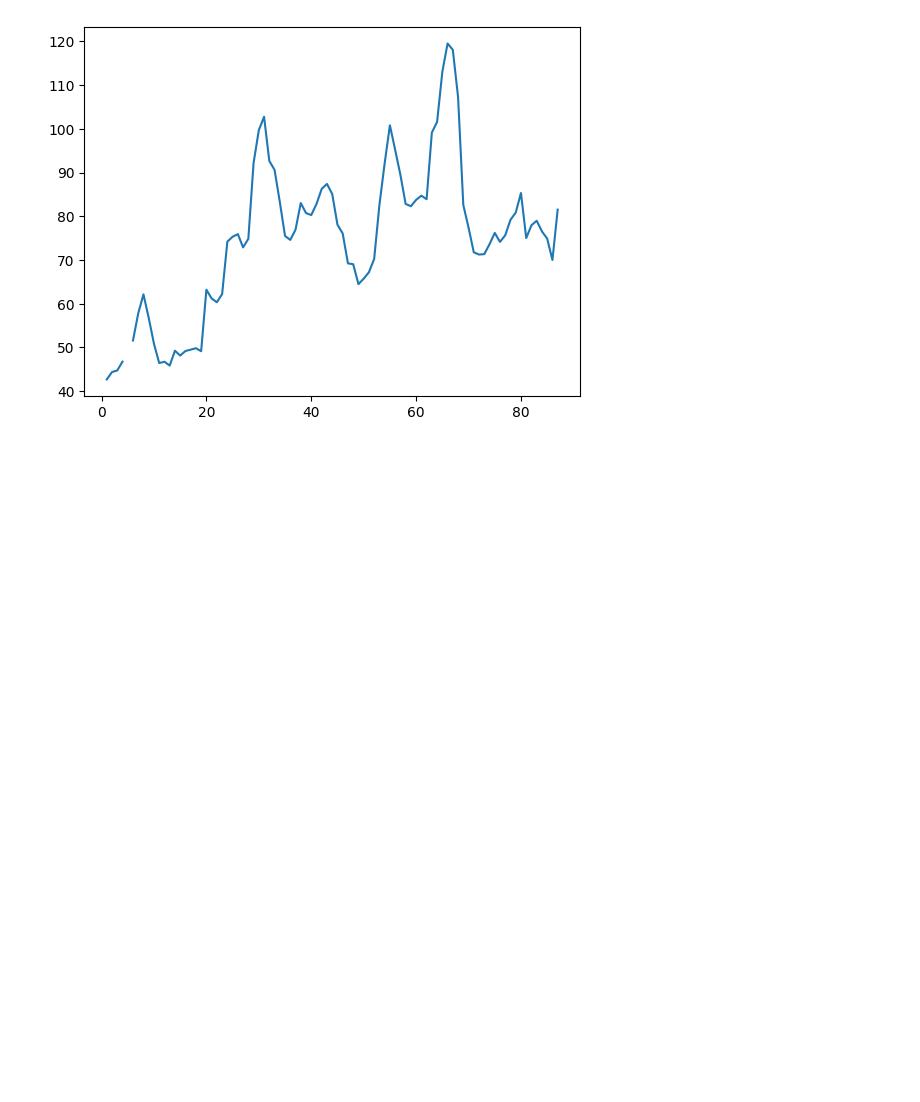
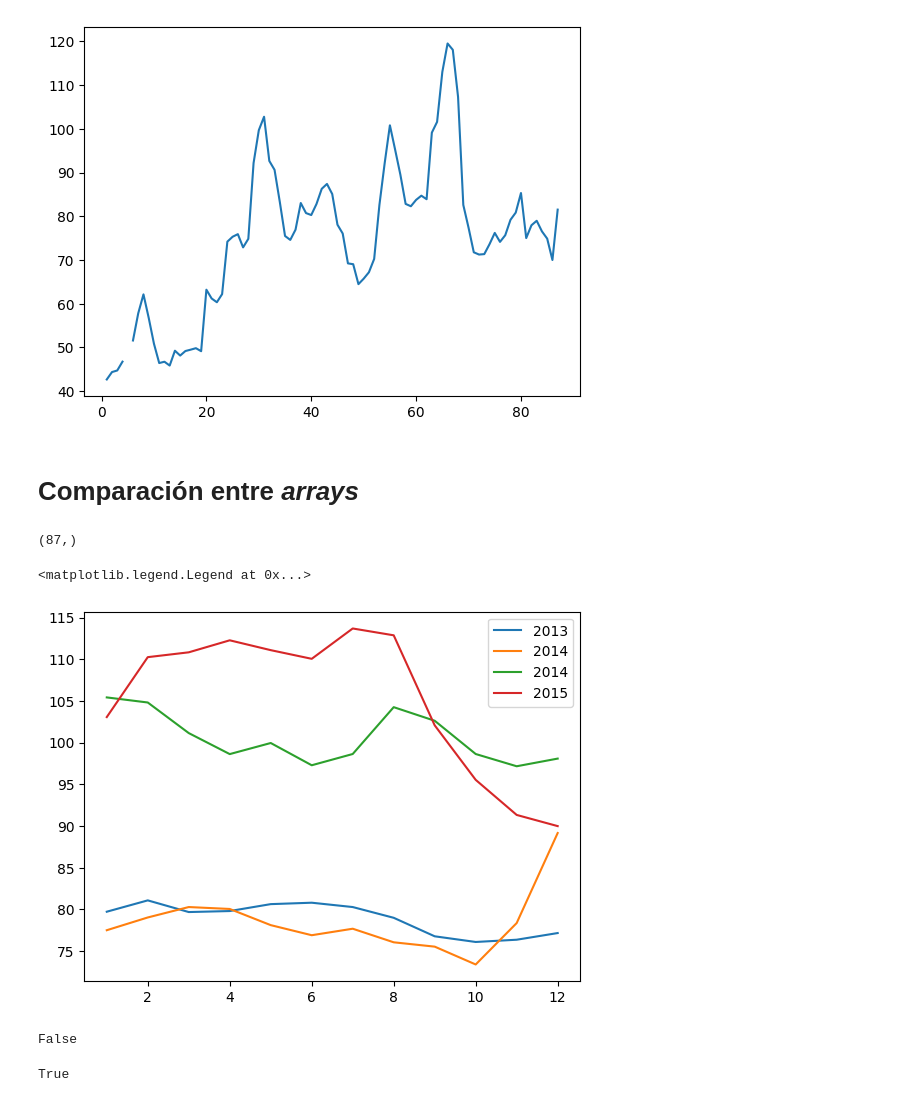
Before and after one commit to OctavioPinoRosas/CursoAlura_DataScience, a Jupyter notebook: Numpy/Numpy.ipynb, the cells around one changed output. Drawn from its saved outputs; the diff is of its cells as text; code cells hidden in the pictures; blank space fills up the shorter version.

Commit message:
Add <<Comparison between arrays>>

```diff
--- a/Numpy/Numpy.ipynb
+++ b/Numpy/Numpy.ipynb
@@ -146,3 +146,31 @@ plt.plot(fechas,Kaliningrado)
 # %% [output]
 [<matplotlib.lines.Line2D at 0x...>]
 [figure]
+# %% [markdown]
+# Comparación entre *arrays*
+# %%
+Moscu.shape
+# %% [output]
+(87,)
+# %%
+moscu_1 = Moscu[0:12]
+moscu_2 = Moscu[12:24]
+moscu_3 = Moscu[24:36]
+moscu_4 = Moscu[36:48]
+# %%
+plt.plot(np.arange(1,13,1),moscu_1)
+plt.plot(np.arange(1,13,1),moscu_2)
+plt.plot(np.arange(1,13,1),moscu_3)
+plt.plot(np.arange(1,13,1),moscu_4)
+plt.legend(['2013','2014','2014','2015'])
+# %% [output]
+<matplotlib.legend.Legend at 0x...>
+[figure, added]
+# %%
+np.array_equal(moscu_1,moscu_2)
+# %% [output]
+False
+# %%
+np.allclose(moscu_1, moscu_2, 5)
+# %% [output]
+True
```
